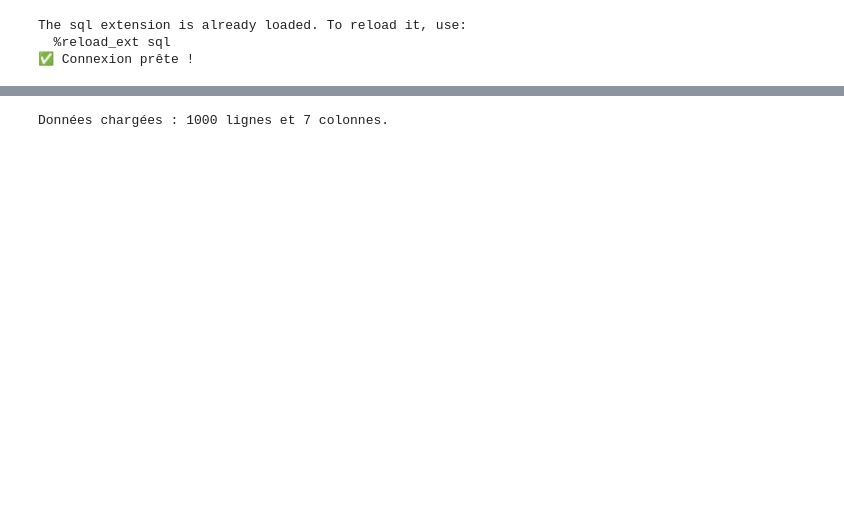
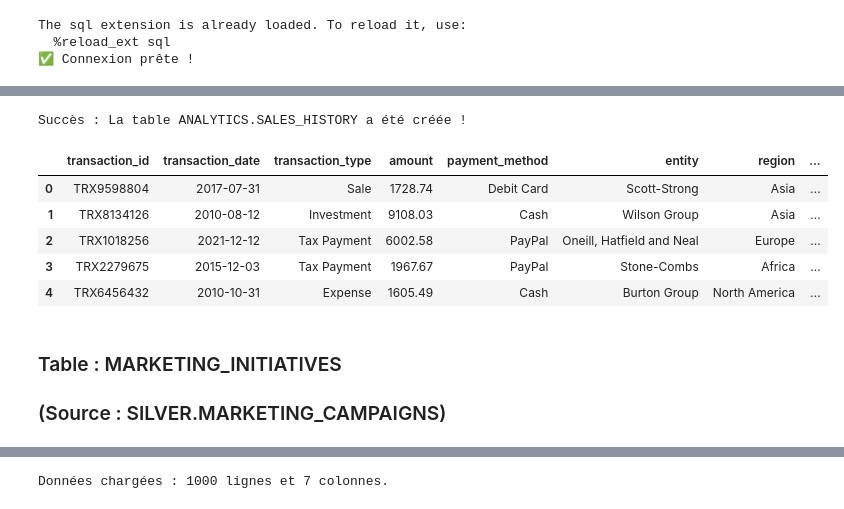
Before and after one commit to florence93600/anycompany_food_beverage, a Jupyter notebook: phase3_machine_learning.ipynb, the cells around one changed output, grey strips where cells are left out. Saved outputs shown, nothing was run; the diff lists cells and outputs as text; code cells hidden in the pictures; blank space fills up the shorter version.

```diff
--- a/phase3_machine_learning.ipynb
+++ b/phase3_machine_learning.ipynb
@@ -35,0 +113,40 @@ The sql extension is already loaded. To reload it, use:
+# %%
+# Requête de création pour SALES_HISTORY
+sql_sales_history = """
+CREATE OR REPLACE TABLE ANALYTICS.SALES_HISTORY AS
+SELECT
+    *,
+    -- Extraction temporelle pour les graphiques
+    YEAR(transaction_date) AS annee_vente,
+    MONTH(transaction_date) AS mois_vente,
+    DAYNAME(transaction_date) AS jour_semaine,
+    -- Segmentation du panier
+    CASE
+        WHEN amount > 100 THEN 'Panier Élevé'
+        WHEN amount < 20 THEN 'Petit Panier'
+        ELSE 'Moyen'
+    END AS categorie_panier
+FROM SILVER.FINANCIAL_TRANSACTIONS_CLEAN
+"""
+
+# Exécution dans Snowflake
+with engine.connect() as conn:
+    conn.execute(text(sql_sales_history))
+    conn.commit()
+    print("Succès : La table ANALYTICS.SALES_HISTORY a été créée !")
+# %% [output]
+Succès : La table ANALYTICS.SALES_HISTORY a été créée !
+# %%
+# Vérification rapide
+df_sales_check = pd.read_sql(text("SELECT * FROM ANALYTICS.SALES_HISTORY LIMIT 5"), engine)
+df_sales_check
+# %% [output]
+|  | transaction_id | transaction_date | transaction_type | amount | payment_method | entity | region | ... |
+| 0 | TRX9598804 | 2017-07-31 | Sale | 1728.74 | Debit Card | Scott-Strong | Asia | ... |
+| 1 | TRX8134126 | 2010-08-12 | Investment | 9108.03 | Cash | Wilson Group | Asia | ... |
+| 2 | TRX1018256 | 2021-12-12 | Tax Payment | 6002.58 | PayPal | Oneill, Hatfield and Neal | Europe | ... |
+| 3 | TRX2279675 | 2015-12-03 | Tax Payment | 1967.67 | PayPal | Stone-Combs | Africa | ... |
+| 4 | TRX6456432 | 2010-10-31 | Expense | 1605.49 | Cash | Burton Group | North America | ... |
+# %% [markdown]
+### Table : MARKETING_INITIATIVES
+### (Source : SILVER.MARKETING_CAMPAIGNS)
```
Also changed, not shown: parts of 22 cells of this notebook.
